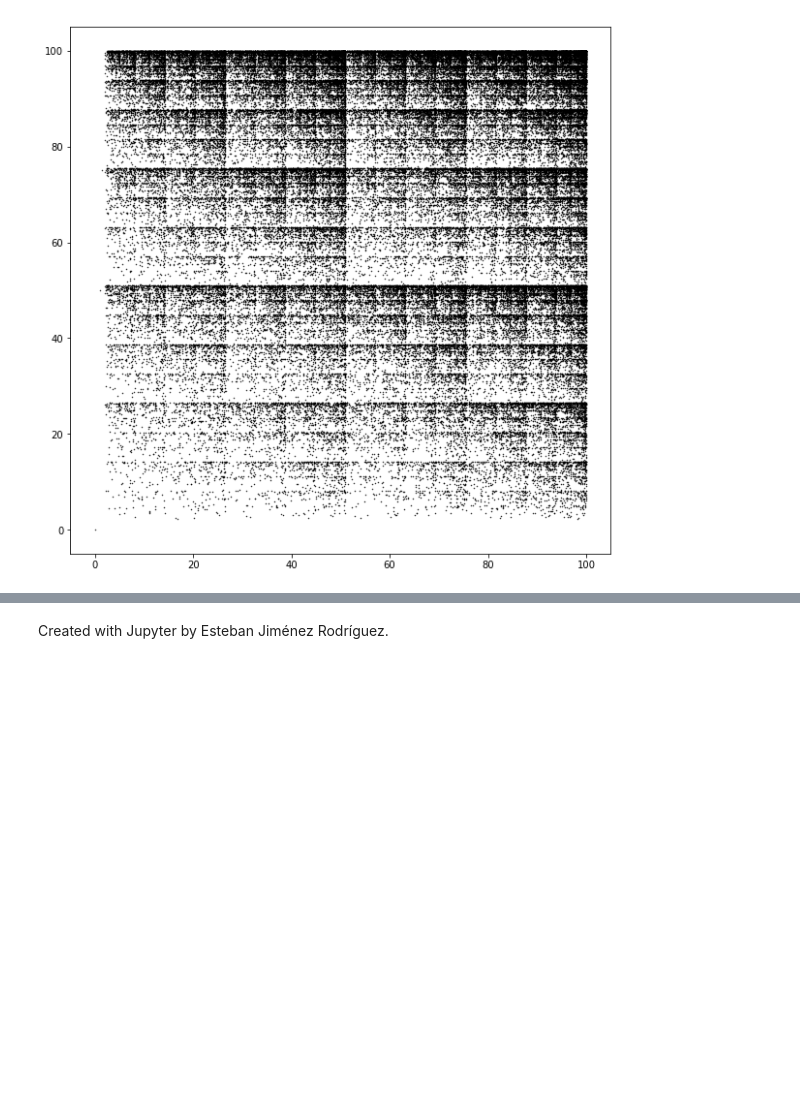
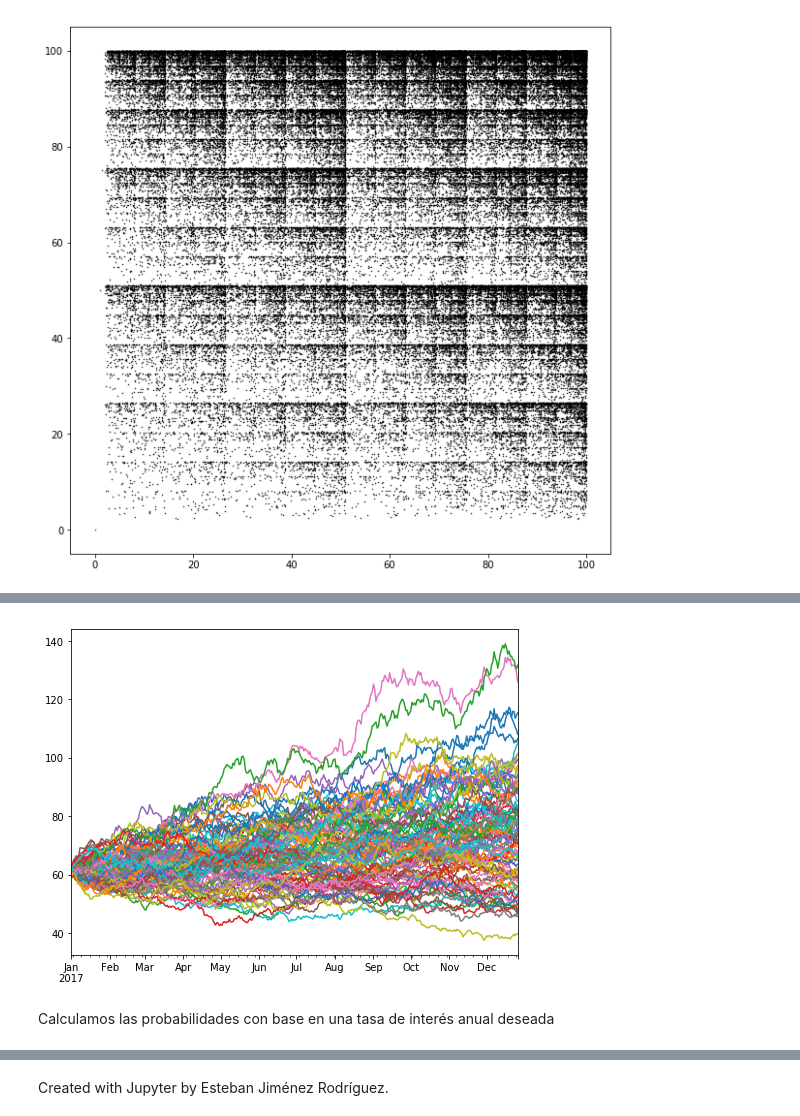
Before and after one commit to luzifi/Simulacion2017, a Jupyter notebook: Modulo2/Clase17_Repaso1(Mod.2).ipynb, the cells around one changed output, grey strips where cells are left out. Drawn from its saved outputs; the diff is of its cells as text; code cells hidden in the pictures; blank space fills up the shorter version.

```diff
--- a/Modulo2/Clase17_Repaso1(Mod.2).ipynb
+++ b/Modulo2/Clase17_Repaso1(Mod.2).ipynb
@@ -201,0 +293,6 @@ plt.show()
+# %%
+simdata_MSFT.plot(figsize=(8,6), legend=False);
+# %% [output]
+[figure, added]
+# %% [markdown]
+Calculamos las probabilidades con base en una tasa de interés anual deseada
```
Also changed, not shown: parts of 27 cells of this notebook.
